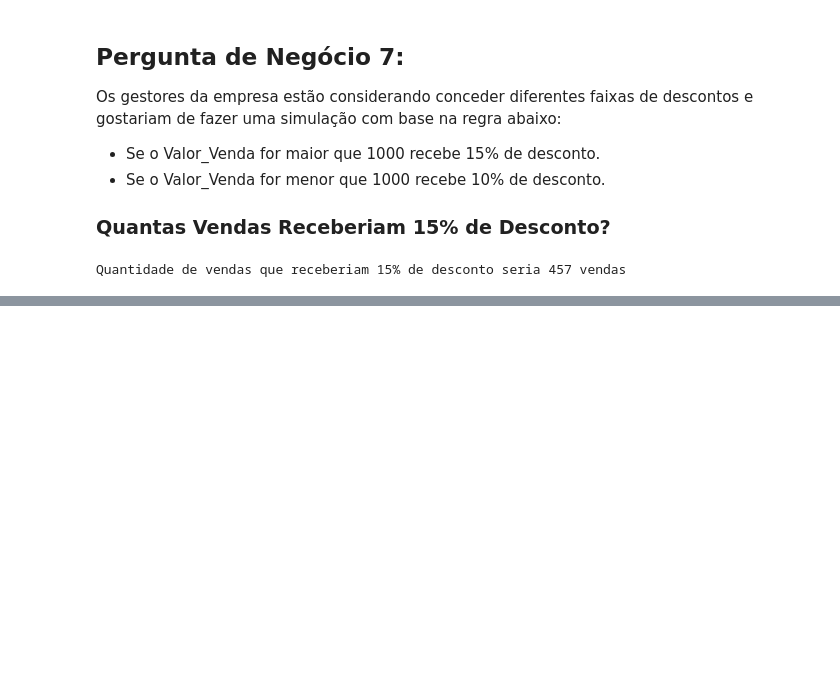
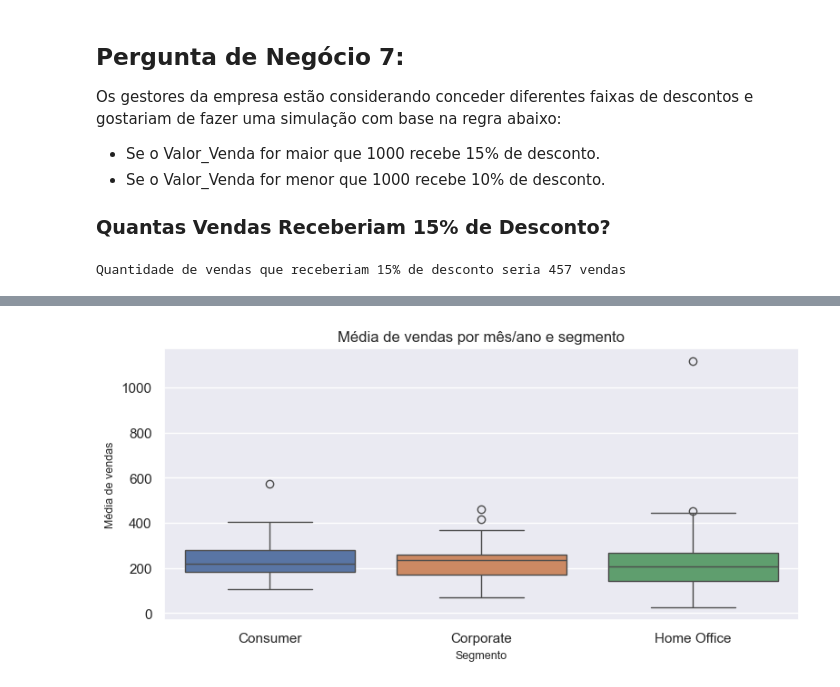
Before and after one commit to camargo-vinicius/eda_python, a Jupyter notebook: analise_ecommerce.ipynb, the cells around one changed output, grey strips where cells are left out. Cells and saved outputs as stored; diff of their text form; code cells hidden in the pictures; blank space fills up the shorter version.

```diff
--- a/analise_ecommerce.ipynb
+++ b/analise_ecommerce.ipynb
@@ -312,0 +373,12 @@ Quantidade de vendas que receberiam 15% de desconto seria 457 vendas
+# %%
+# avaliando a dispersão dos valores de vendas mensal por segmento
+fig, ax = plt.subplots(figsize=(8, 4))
+sns.boxplot(data=df_avg_vendas_mes_ano, x='Segmento', y='Valor_Venda', hue='Segmento')
+plt.xlabel('Segmento', fontsize=9)
+plt.ylabel('Média de vendas', fontsize=9)
+plt.title('Média de vendas por mês/ano e segmento')
+
+plt.tight_layout()
+plt.show()
+# %% [output]
+[figure, added]
```
Also changed, not shown: parts of 11 cells of this notebook.
